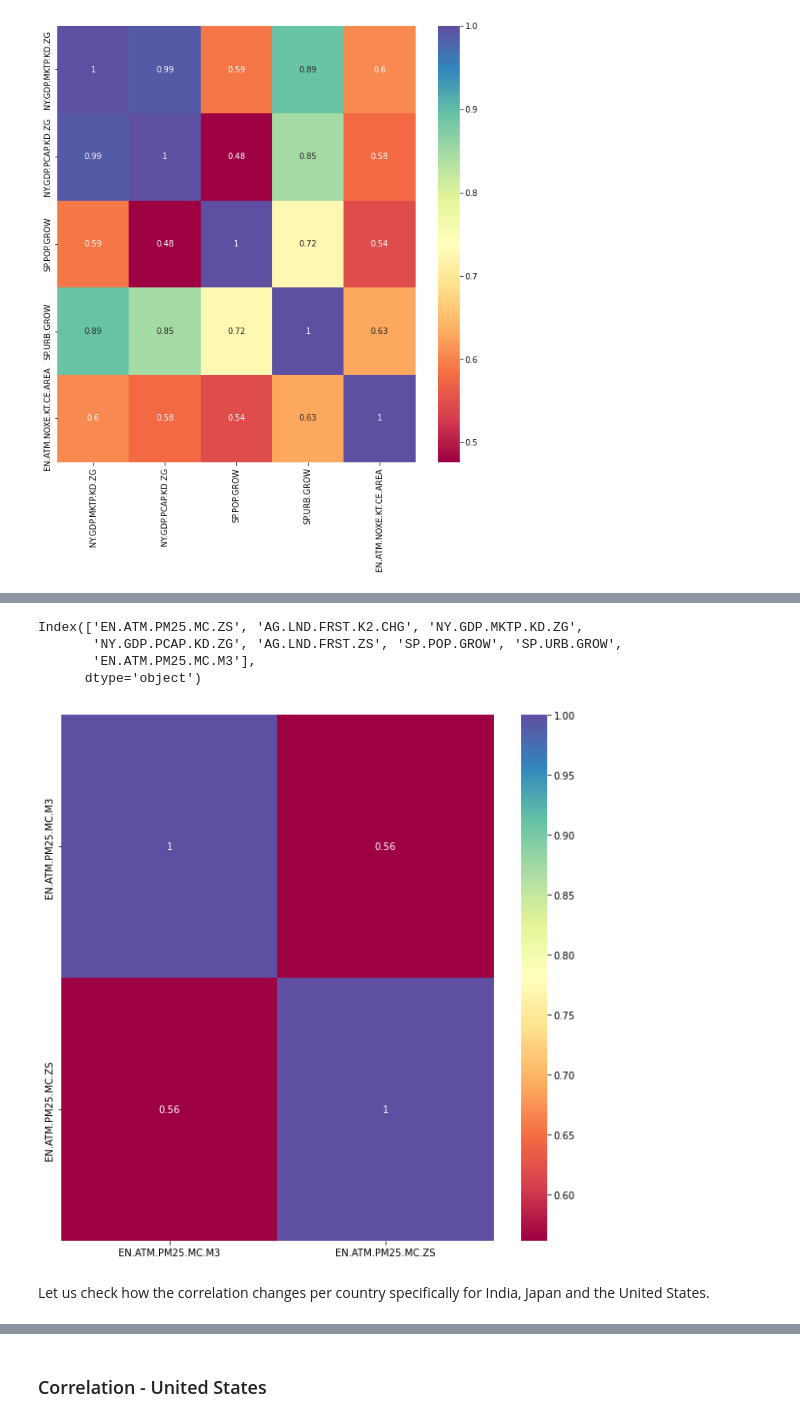
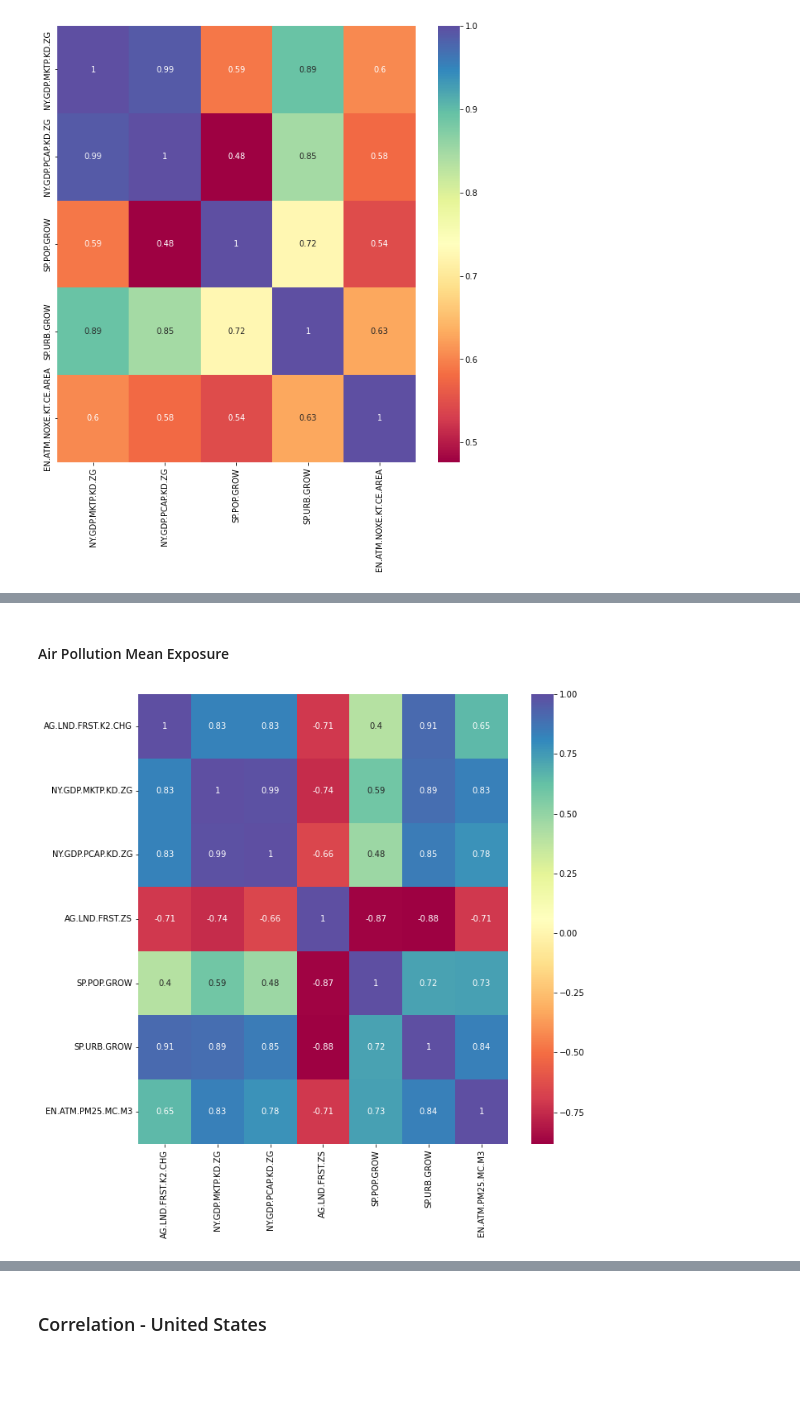
Before and after one commit to jords-santiago/humans_are_pollutants, a Jupyter notebook: 02_SourceCodes/01_Python_JupyterNotebook/World_Bank_Devt_vs_Environment.ipynb, the cells around one changed output, grey strips where cells are left out. Cells and saved outputs as stored; diff of their text form; code cells hidden in the pictures; blank space fills up the shorter version.

```diff
--- a/02_SourceCodes/01_Python_JupyterNotebook/World_Bank_Devt_vs_Environment.ipynb
+++ b/02_SourceCodes/01_Python_JupyterNotebook/World_Bank_Devt_vs_Environment.ipynb
@@ -921,15 +888,6 @@ sns.heatmap(corrdata_pm25mcm3,annot=True,cmap="Spectral")
-# %%
-pm25mcm3_corr_features
-# %% [output]
-Index(['EN.ATM.PM25.MC.ZS', 'AG.LND.FRST.K2.CHG', 'NY.GDP.MKTP.KD.ZG',
-       'NY.GDP.PCAP.KD.ZG', 'AG.LND.FRST.ZS', 'SP.POP.GROW', 'SP.URB.GROW',
-       'EN.ATM.PM25.MC.M3'],
-      dtype='object')
-# %%
-top_corr_features = corrdata.index[abs(corrdata['EN.ATM.PM25.MC.ZS'])>0.5]
-plt.figure(figsize=(10,10))
-g = sns.heatmap(resdf[top_corr_features].corr(),annot=True,cmap="Spectral")
-# %% [output]
-[figure, removed]
-# %% [markdown]
-Let us check how the correlation changes per country specifically for India, Japan and the United States.
+# %% [markdown]
+#### Air Pollution Mean Exposure
+# %%
+plot_corr_on_col(resdf, 'EN.ATM.PM25.MC.M3', wdi_cols)
+# %% [output]
+[figure, added]
```
Also changed, not shown: parts of 32 cells of this notebook.
